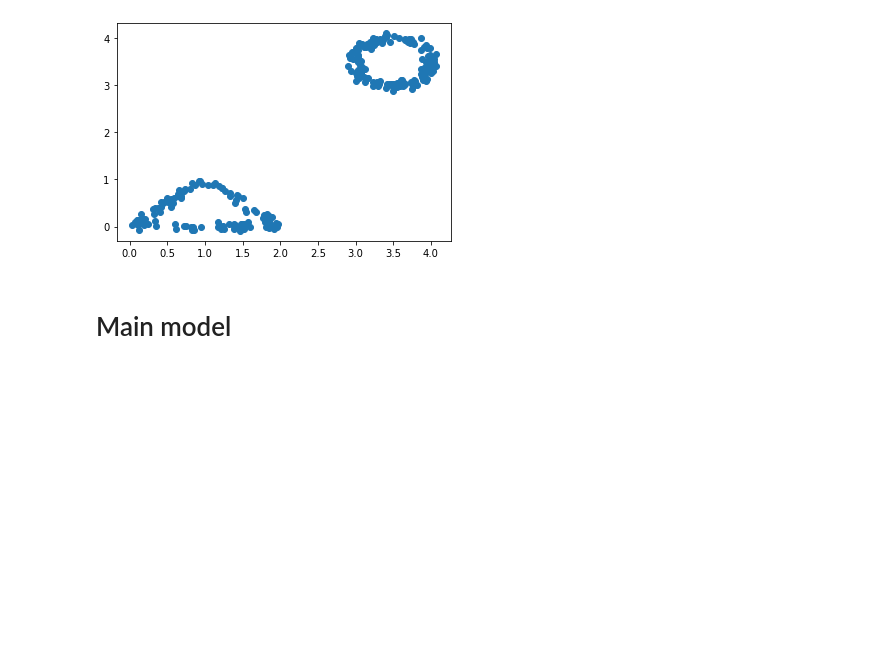
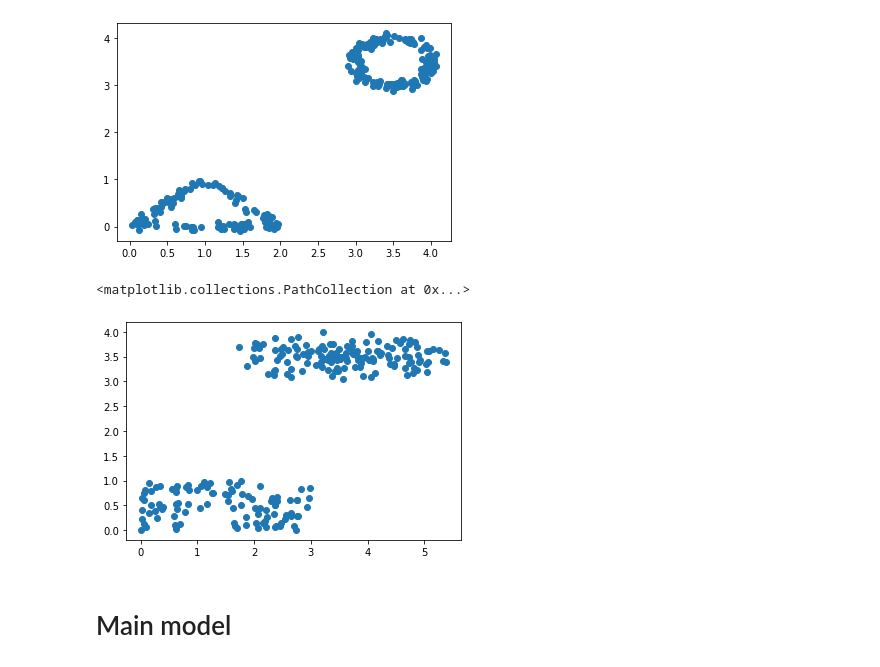
Before and after one commit to mfirgo/nn-nlp-2022-project, a Jupyter notebook: models/hmm_with_nf/hmm_with_nf_development.ipynb, the cells around one changed output. Drawn from its saved outputs; the diff is of its cells as text; code cells hidden in the pictures; blank space fills up the shorter version.

```diff
--- a/models/hmm_with_nf/hmm_with_nf_development.ipynb
+++ b/models/hmm_with_nf/hmm_with_nf_development.ipynb
@@ -693,6 +692,50 @@ plt.scatter(samples[0,:,0].cpu(), samples[0,:,1].cpu())
 # %% [output]
 <matplotlib.collections.PathCollection at 0x...>
 [figure]
+# %%
+class FullCircle(distrib.uniform.Uniform):
+    def __init__(self, center, validate_args=None):
+        super().__init__(0, 1., validate_args)
+        self.center = center
+
+    def sample(self, sample_shape=torch.Size([])):
+        radious = super().sample(sample_shape)
+        angle = super().sample(sample_shape) * 2. * np.pi
+        x = 2 * radious * torch.cos(angle) + self.center[0]
+        y = 0.5 *radious * torch.sin(angle) + self.center[1]
+
+        return torch.stack([x,y], dim=-1)
+
+    def plot(self, T=400):
+        samples = self.sample([T])
+        plt.scatter(samples[:,0], samples[:,1])
+
+class FullSquare(distrib.uniform.Uniform):
+    def __init__(self, center, validate_args=None):
+        super().__init__(0, 1, validate_args)
+        self.center = center
+
+    def sample(self, sample_shape=torch.Size([])):
+        x = super().sample(sample_shape) * 3 + self.center[0]
+        y = super().sample(sample_shape) + self.center[1]
+
+        return torch.stack([x,y], dim=-1)
+
+    def plot(self, T=400):
+        samples = self.sample([T])
+        plt.scatter(samples[:,0], samples[:,1])
+# %%
+my_dataset = ArtificialDataset(
+    [FullSquare(torch.tensor([0.,0.])), FullCircle(torch.tensor([3.5,3.5]))],
+    device,
+    T=512, sequence_length = 256,
+    transition_matrix=torch.Tensor([[0.1,0.9], [0.7, 0.3]]))
+samples = my_dataset[1:len(my_dataset)]
+# %%
+plt.scatter(samples[0,:,0].cpu(), samples[0,:,1].cpu())
+# %% [output]
+<matplotlib.collections.PathCollection at 0x...>
+[figure, added]
 # %% [markdown]
 # Main model
 # %%
```
Also changed, not shown: parts of 9 cells of this notebook.
